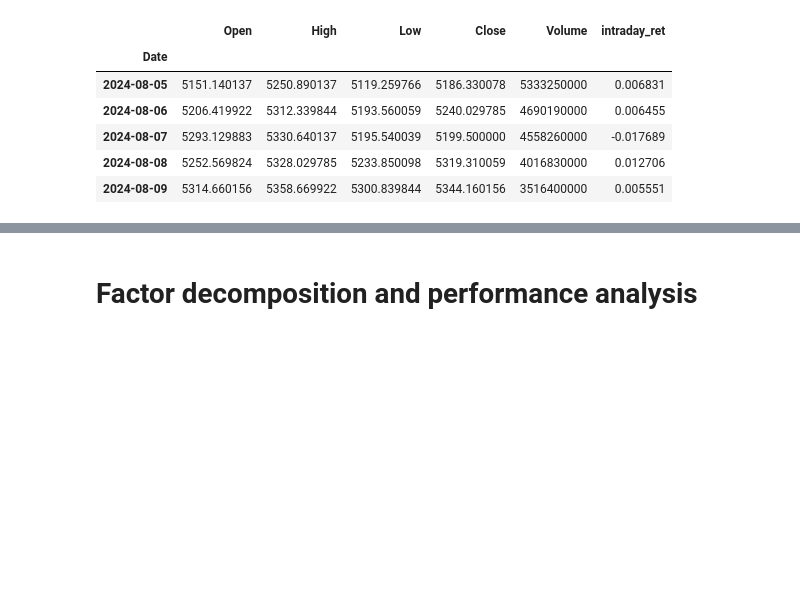
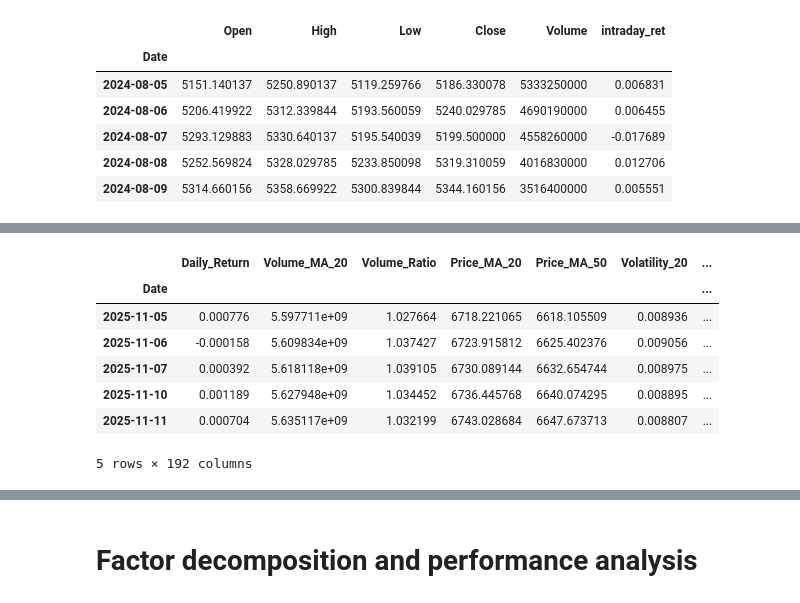
Before and after one commit to MichaelCarloH/ML-PortfolioManagement, a Jupyter notebook: submission_code/ml_project.ipynb, the cells around one changed output, grey strips where cells are left out. Saved outputs shown, nothing was run; the diff lists cells and outputs as text; code cells hidden in the pictures; blank space fills up the shorter version.

```diff
--- a/submission_code/ml_project.ipynb
+++ b/submission_code/ml_project.ipynb
@@ -1758,0 +1854,11 @@ See the caveats in the documentation: https://pandas.pydata.org/pandas-docs/stab
+# %%
+X_train_i.tail()
+# %% [output]
+|  | Daily_Return | Volume_MA_20 | Volume_Ratio | Price_MA_20 | Price_MA_50 | Volatility_20 | ... |
+| Date |  |  |  |  |  |  | ... |
+| 2025-11-05 | 0.000776 | 5.597711e+09 | 1.027664 | 6718.221065 | 6618.105509 | 0.008936 | ... |
+| 2025-11-06 | -0.000158 | 5.609834e+09 | 1.037427 | 6723.915812 | 6625.402376 | 0.009056 | ... |
+| 2025-11-07 | 0.000392 | 5.618118e+09 | 1.039105 | 6730.089144 | 6632.654744 | 0.008975 | ... |
+| 2025-11-10 | 0.001189 | 5.627948e+09 | 1.034452 | 6736.445768 | 6640.074295 | 0.008895 | ... |
+| 2025-11-11 | 0.000704 | 5.635117e+09 | 1.032199 | 6743.028684 | 6647.673713 | 0.008807 | ... |
+5 rows × 192 columns
```
Also changed, not shown: parts of 16 cells of this notebook, 3 other files.
